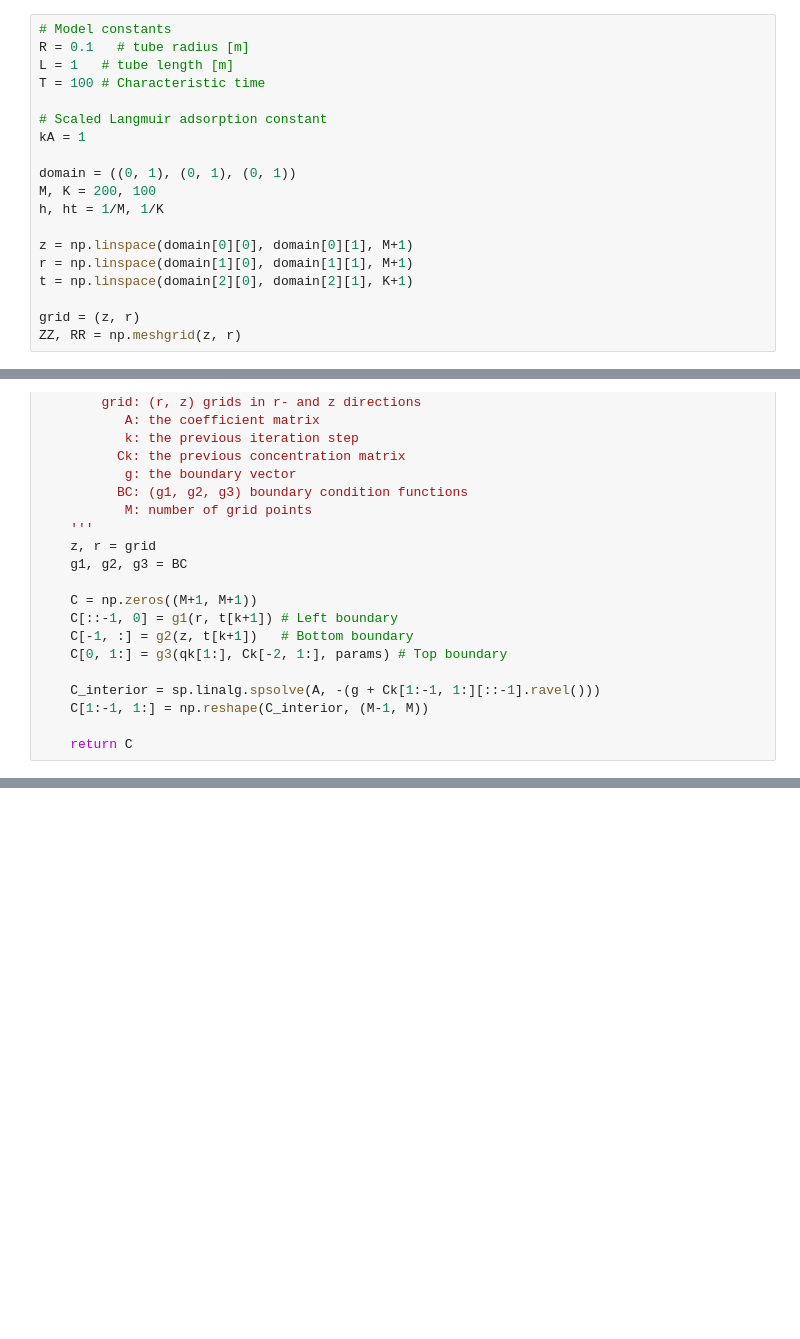
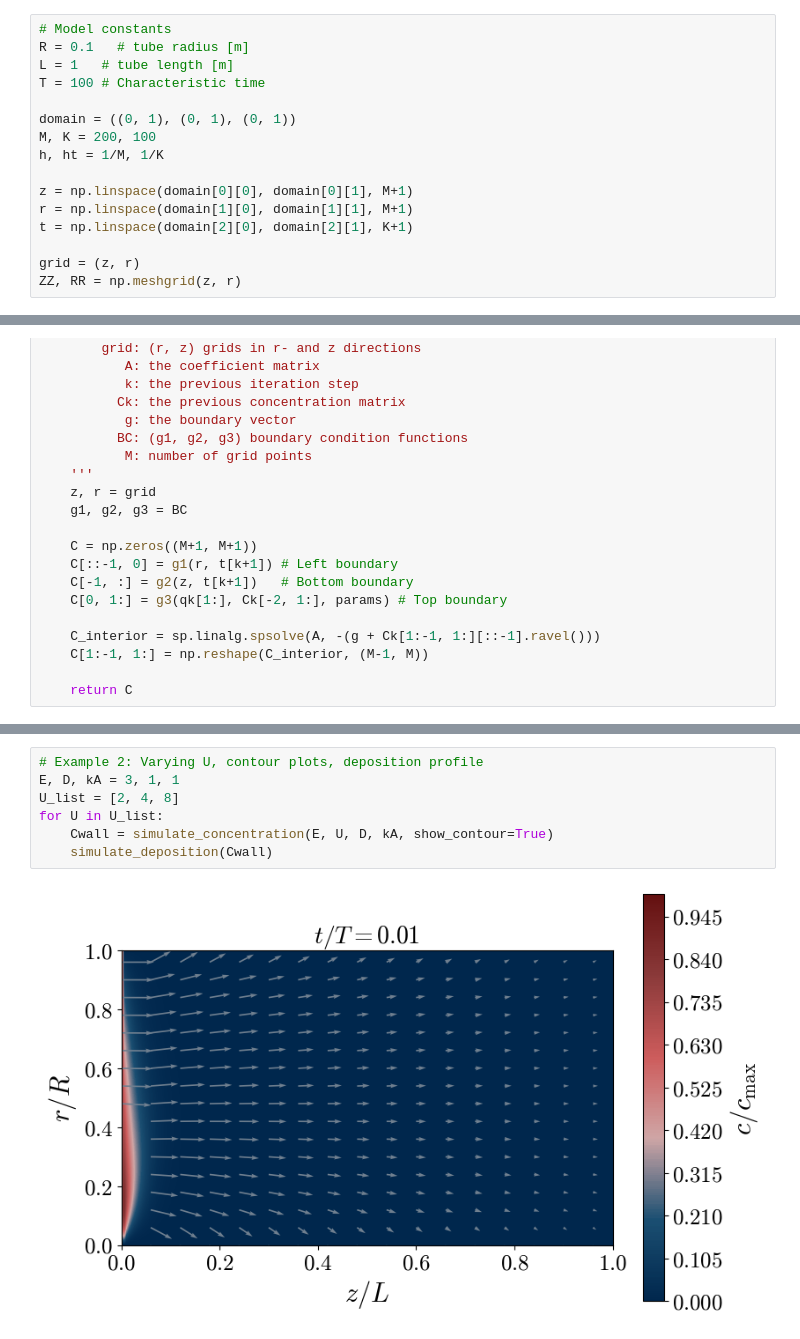
Before and after one commit to TrymNOHG/electro-filter, a Jupyter notebook: Drift-Diffusion_FDM.ipynb, the cells around one changed output, grey strips where cells are left out. Drawn from its saved outputs; the diff is of its cells as text; blank space fills up the shorter version.

```diff
--- a/Drift-Diffusion_FDM.ipynb
+++ b/Drift-Diffusion_FDM.ipynb
@@ -39,9 +31,6 @@ def contour_plot(Z, R, C, cmap=blue_red_cmap, cbar_label=r'$c/c_{\mathrm{max}}$'
 R = 0.1   # tube radius [m]
 L = 1   # tube length [m]
 T = 100 # Characteristic time
-
-# Scaled Langmuir adsorption constant
-kA = 1
 
 domain = ((0, 1), (0, 1), (0, 1))
 M, K = 200, 100
@@ -231,0 +266,9 @@ plt.show()
+# %%
+# Example 2: Varying U, contour plots, deposition profile
+E, D, kA = 3, 1, 1
+U_list = [2, 4, 8]
+for U in U_list:
+    Cwall = simulate_concentration(E, U, D, kA, show_contour=True)
+    simulate_deposition(Cwall)
+# %% [output]
+[figure, added]
```
Also changed, not shown: parts of 15 cells of this notebook.
